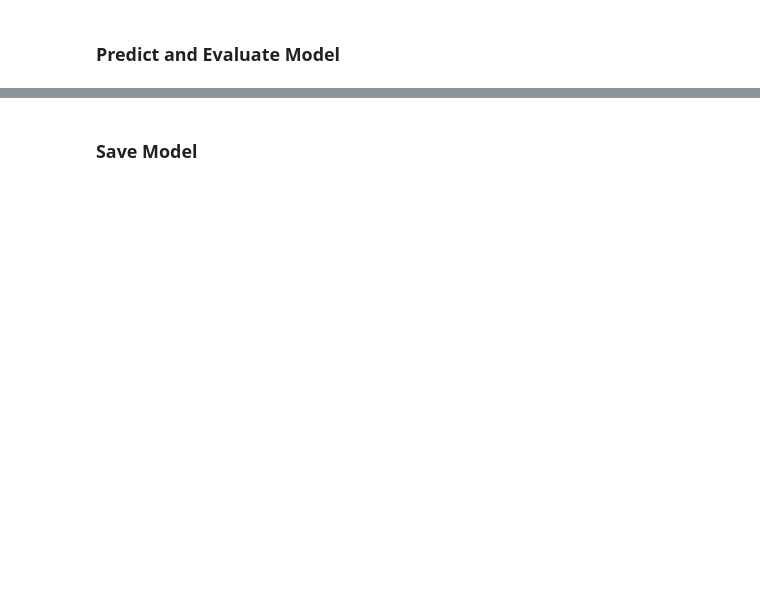
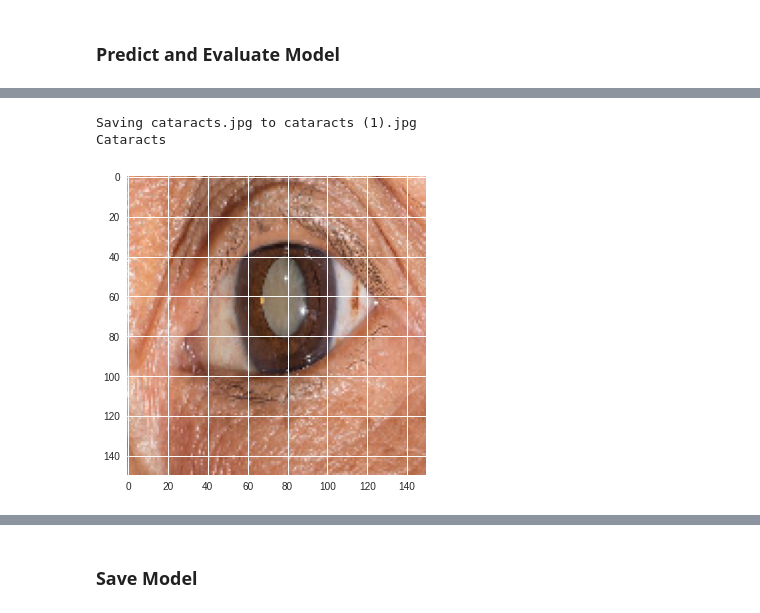
Before and after one commit to DocBot-Bangkit-2021/DocBot-MachineLearningModels, a Jupyter notebook: Disease/Disease_Baseline_Model_02.ipynb, the cells around one changed output, grey strips where cells are left out. Cells and saved outputs as stored; diff of their text form; code cells hidden in the pictures; blank space fills up the shorter version.

```diff
--- a/Disease/Disease_Baseline_Model_02.ipynb
+++ b/Disease/Disease_Baseline_Model_02.ipynb
@@ -1820,6 +1818,6 @@ model = tf.keras.models.Sequential([
     tf.keras.layers.Flatten(),
     tf.keras.layers.Dense(512, activation='relu'),
     tf.keras.layers.Dense(256, activation='relu'),
-    tf.keras.layers.Dense(6, activation='softmax')
+    tf.keras.layers.Dense(4, activation='softmax')
 ])
 model.layers[0].trainable = False
@@ -1857,7 +1877,7 @@ mc = ModelCheckpoint('best_model_2_v7.h5', monitor='val_accuracy', mode='max', v
 history = model.fit(
     train_generator,
     steps_per_epoch = train_generator.samples // batch_size,
-    epochs = 50,
+    epochs = 100,
     validation_data = validation_generator,
     validation_steps = validation_generator.samples // batch_size,
     verbose = 1,
@@ -1938,14 +1987,11 @@ for path in uploaded.keys():
   predicted_class_indices=np.argmax(classes) # use to check prediction that have higher probabilities
 
 if predicted_class_indices == 0:
-    print('Apple')
+    print('Cataracts')
 elif predicted_class_indices == 1:
-  print('Banana')
+  print('Conjunctivitis')
 elif predicted_class_indices == 2:
-  print('Broccoli')
-elif predicted_class_indices == 3:
-  print('Carrot')
-elif predicted_class_indices == 4:
-  print('Orange')
+  print('Melanoma')
 else:
-  print('Tomato')
+  print('Nail Fungus')
+# %% [output]
@@ -1952,2 +1999,5 @@ else:
+Saving cataracts.jpg to cataracts (1).jpg
+Cataracts
+[figure, added]
 # %%
 classes
```
Also changed, not shown: parts of 109 cells of this notebook.
